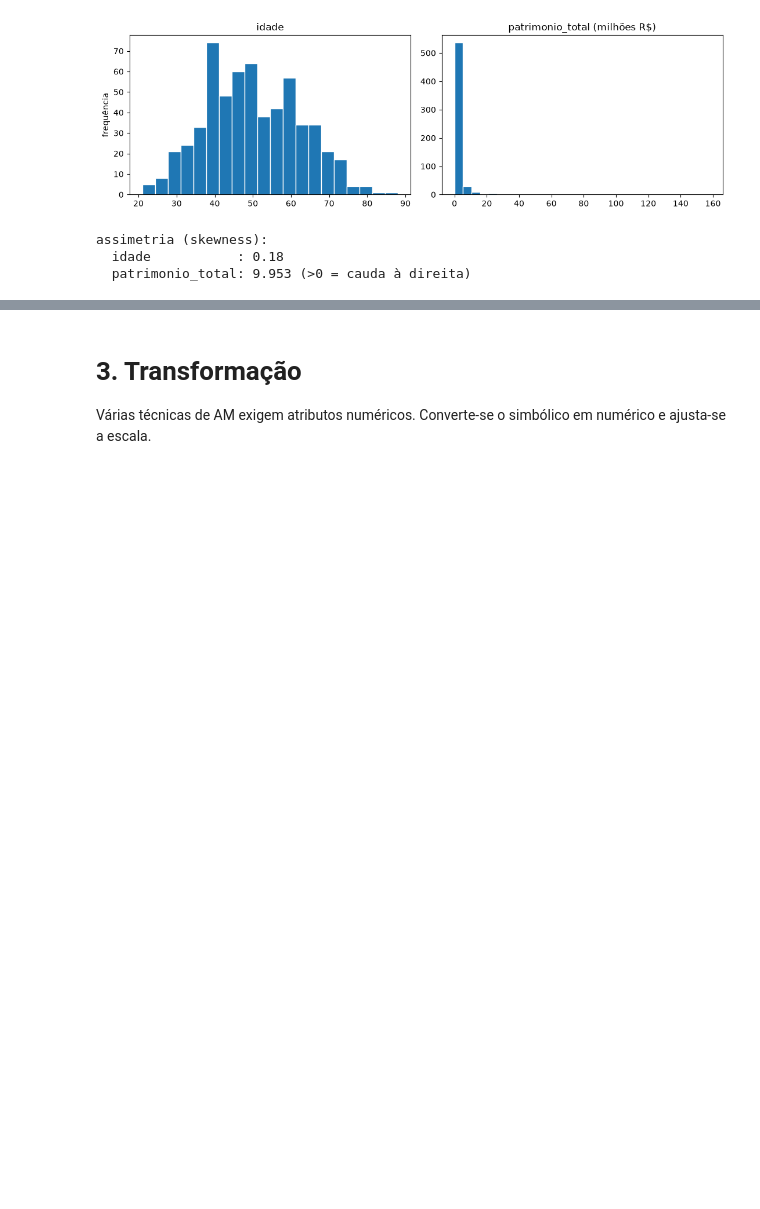
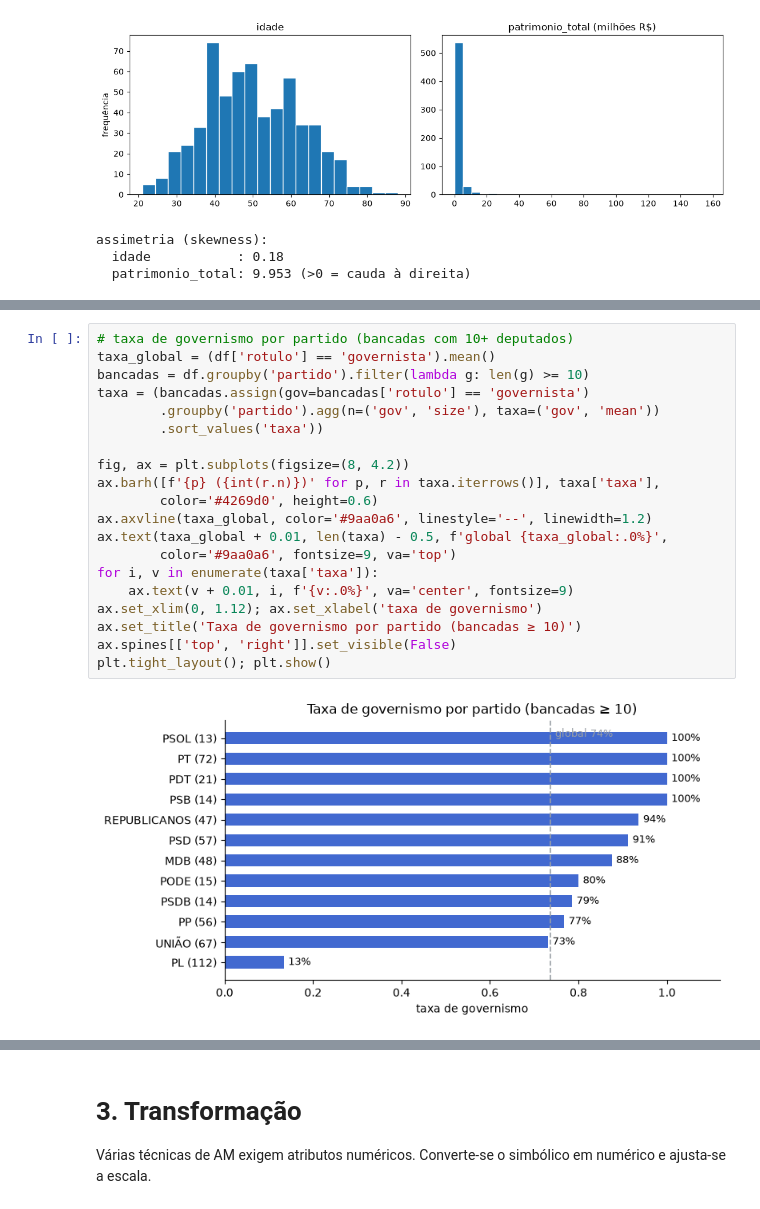
Before and after one commit to gayapedro/tse-rollcall-alignment, a Jupyter notebook: notebook.ipynb, the cells around one changed output, grey strips where cells are left out. Cells and saved outputs as stored; diff of their text form; blank space fills up the shorter version.

```diff
--- a/notebook.ipynb
+++ b/notebook.ipynb
@@ -266,0 +291,22 @@ df[NUMERICAS].corr().round(3)
+# %%
+# taxa de governismo por partido (bancadas com 10+ deputados)
+taxa_global = (df['rotulo'] == 'governista').mean()
+bancadas = df.groupby('partido').filter(lambda g: len(g) >= 10)
+taxa = (bancadas.assign(gov=bancadas['rotulo'] == 'governista')
+        .groupby('partido').agg(n=('gov', 'size'), taxa=('gov', 'mean'))
+        .sort_values('taxa'))
+
+fig, ax = plt.subplots(figsize=(8, 4.2))
+ax.barh([f'{p} ({int(r.n)})' for p, r in taxa.iterrows()], taxa['taxa'],
+        color='#4269d0', height=0.6)
+ax.axvline(taxa_global, color='#9aa0a6', linestyle='--', linewidth=1.2)
+ax.text(taxa_global + 0.01, len(taxa) - 0.5, f'global {taxa_global:.0%}',
+        color='#9aa0a6', fontsize=9, va='top')
+for i, v in enumerate(taxa['taxa']):
+    ax.text(v + 0.01, i, f'{v:.0%}', va='center', fontsize=9)
+ax.set_xlim(0, 1.12); ax.set_xlabel('taxa de governismo')
+ax.set_title('Taxa de governismo por partido (bancadas ≥ 10)')
+ax.spines[['top', 'right']].set_visible(False)
+plt.tight_layout(); plt.show()
+# %% [output]
+[figure, added]
```
Also changed, not shown: parts of 29 cells of this notebook, 3 other files.
